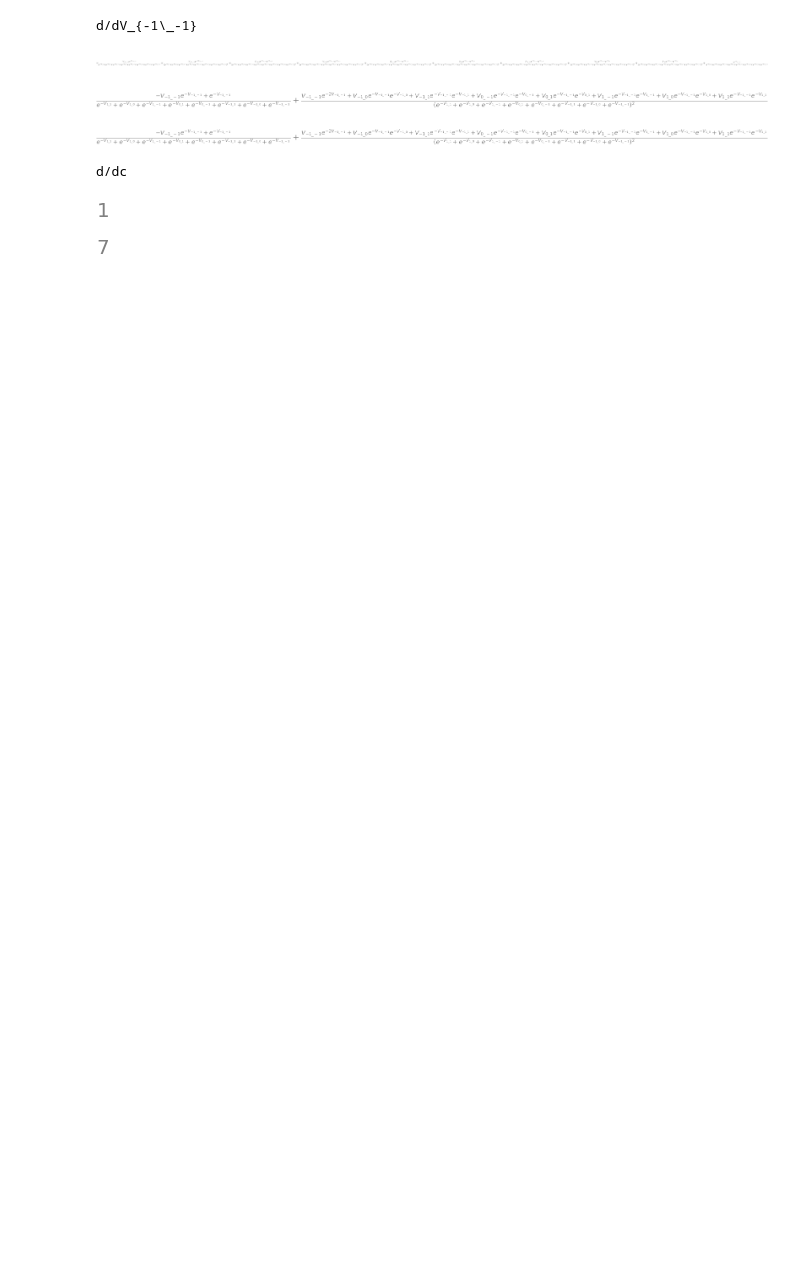
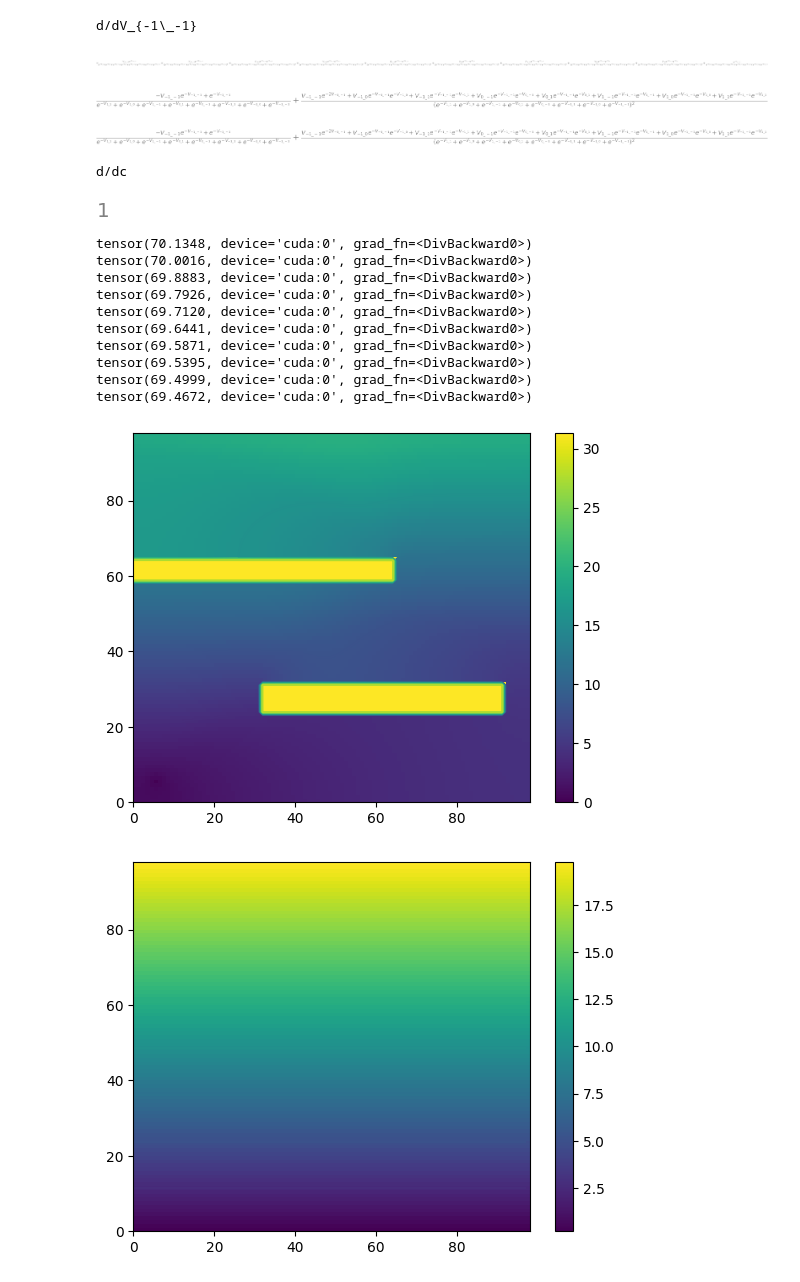
Before and after one commit to pac48/thesis_nerf, a Jupyter notebook: nerf_ws/src/laplacian/notebooks/test.ipynb, the cells around one changed output. Saved outputs shown, nothing was run; the diff lists cells and outputs as text; code cells hidden in the pictures; blank space fills up the shorter version.

```diff
--- a/nerf_ws/src/laplacian/notebooks/test.ipynb
+++ b/nerf_ws/src/laplacian/notebooks/test.ipynb
@@ -219,7 +221,3 @@ diff(expression, c_s)
 # %% [output]
 d/dc
 [figure]
-# %%
-max_val
-# %% [output]
-[figure, removed]
@@ -225,0 +257,63 @@ max_val
+# %%
+# lr = 5e-0 #huber
+lr = 1e-0 # norm
+momentum = 0.9
+
+XYZ = [np.linspace(0, 1, res, dtype=np.float32) for _ in range(2)]
+X, Y = np.meshgrid(*XYZ)
+target = torch.tensor(20*Y + 0,dtype=torch.float32, device='cuda')
+# target = torch.tensor(25*X + 0,dtype=torch.float32, device='cuda')
+# target = torch.tensor(12*(X**2+Y**2) + 0,dtype=torch.float32, device='cuda')
+# target = torch.tensor(10 + 0*X,dtype=torch.float32, device='cuda')
+
+
+optimizer = optim.SGD(network.parameters(), lr=lr, momentum=momentum)
+
+for it in range(0, 10000):
+    optimizer.zero_grad()
+    pred, C_pos = network(V_in)
+    V_in = pred.detach()
+    loss_train = compute_loss(pred=pred, target=target)
+    if it % 1000 == 0:
+        print(loss_train)
+    loss_train.backward()
+    optimizer.step()
+
+
+z = pred.cpu().detach().numpy()[1:-1, 1:-1]
+plt.pcolormesh(z)
+plt.colorbar()
+plt.contour(z)
+plt.show()
+
+
+z2 = target.cpu().detach().numpy()[1:-1, 1:-1]
+plt.pcolormesh(z2)
+plt.colorbar()
+plt.contour(z2)
+plt.show()
+
+z3 = C_pos.cpu().detach().numpy()[1:-1, 1:-1]
+plt.pcolormesh(z3)
+plt.colorbar()
+plt.contour(z3)
+plt.show()
+
+fig, ax = plt.subplots(subplot_kw={"projection": "3d"})
+X = np.linspace(-1, 1, z.shape[0])
+Y = np.linspace(-1, 1, z.shape[1])
+X, Y = np.meshgrid(X, Y)
+surf = ax.plot_surface(X,Y,z,linewidth=0, antialiased=False)
+# %% [output]
+tensor(70.1348, device='cuda:0', grad_fn=<DivBackward0>)
+tensor(70.0016, device='cuda:0', grad_fn=<DivBackward0>)
+tensor(69.8883, device='cuda:0', grad_fn=<DivBackward0>)
+tensor(69.7926, device='cuda:0', grad_fn=<DivBackward0>)
+tensor(69.7120, device='cuda:0', grad_fn=<DivBackward0>)
+tensor(69.6441, device='cuda:0', grad_fn=<DivBackward0>)
+tensor(69.5871, device='cuda:0', grad_fn=<DivBackward0>)
+tensor(69.5395, device='cuda:0', grad_fn=<DivBackward0>)
+tensor(69.4999, device='cuda:0', grad_fn=<DivBackward0>)
+tensor(69.4672, device='cuda:0', grad_fn=<DivBackward0>)
+[figure, added]
+[figure, added]
```
Also changed, not shown: parts of 10 cells of this notebook.
